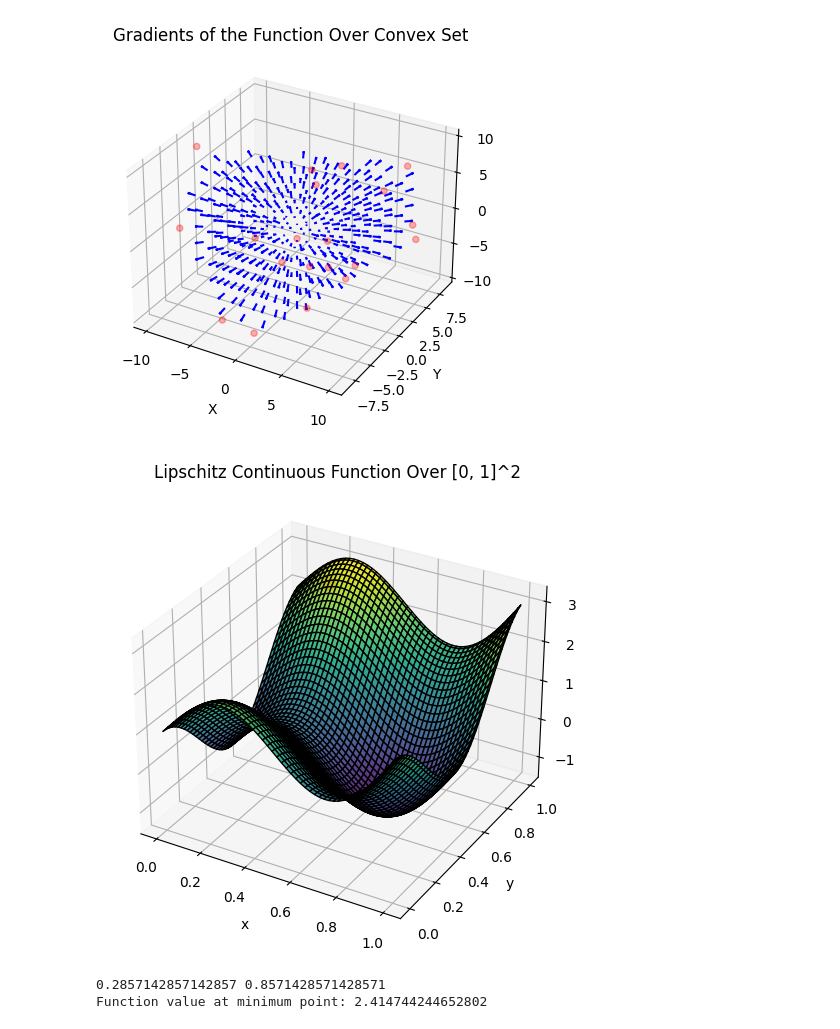
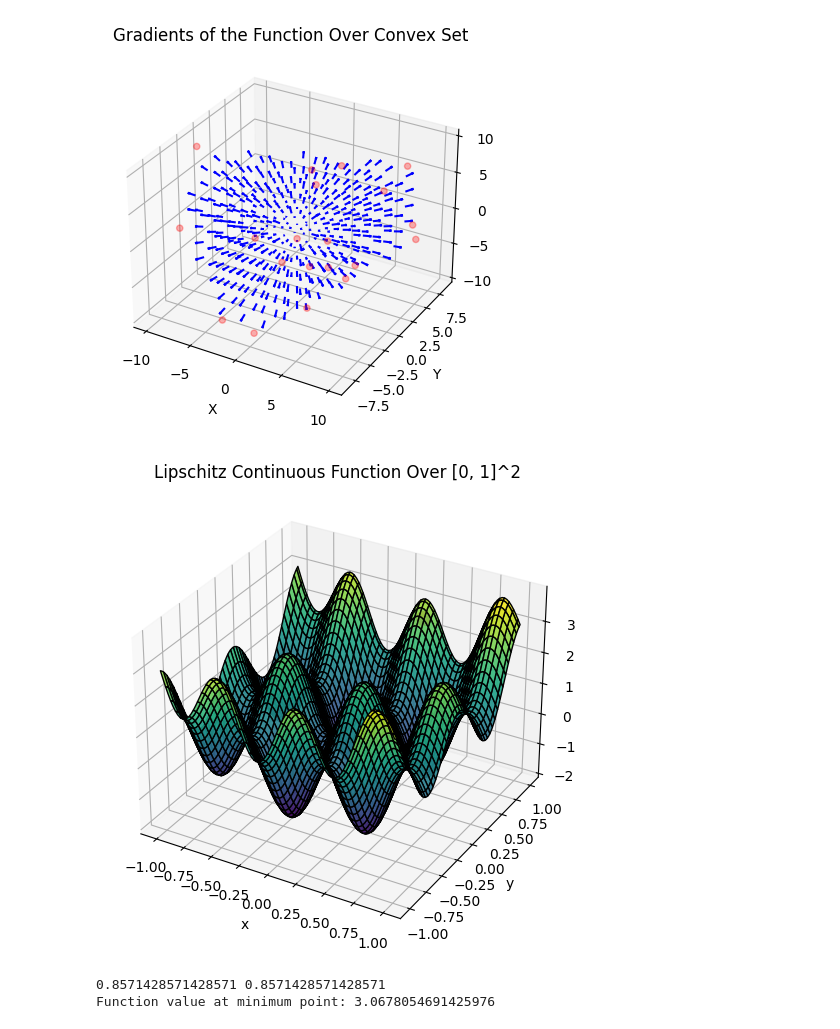
Before and after one commit to devamsshah/AdaGrad, a Jupyter notebook: Trial.ipynb, the cells around one changed output. Drawn from its saved outputs; the diff is of its cells as text; code cells hidden in the pictures.

```diff
--- a/Trial.ipynb
+++ b/Trial.ipynb
@@ -289,7 +289,8 @@ def f(x, y, L=1.0):
     Returns:
         numpy.ndarray: Computed function values at each grid point.
     """
-    return L * (x**2 + y**2 + np.sin(2 * np.pi * x) + np.cos(2 * np.pi * y))
+    # return (x**2 + y**2)
+    return L * (x**2 + y**2 + np.sin(3 * np.pi * x) + np.cos(2 * np.pi * y))
 
 def fp(f, x, y, var='x', h=1e-5):
     """
@@ -304,36 +305,36 @@ def fp(f, x, y, var='x', h=1e-5):
     """
     if var == 'x':
         return (f(x + h, y) - f(x - h, y)) / (2 * h)
     elif var == 'y':
         return (f(x, y + h) - f(x, y - h)) / (2 * h)
     else:
         raise ValueError("Variable must be 'x' or 'y'")
 
 # Create a grid of points for [0, 1]^2
 n_points = 100
-x = np.linspace(0, 1, n_points)
-y = np.linspace(0, 1, n_points)
+x = np.linspace(-1, 1, n_points)
+y = np.linspace(-1, 1, n_points)
 X, Y = np.meshgrid(x, y)
 
 # Compute Z values using the Lipschitz function
 L = 1 # Lipschitz constant
 Z = f(X, Y, L)
 
 # Plot the Lipschitz continuous function
 fig = plt.figure(figsize=(8, 6))
 ax = fig.add_subplot(111, projection='3d')
 ax.plot_surface(X, Y, Z, cmap='viridis', edgecolor='k', alpha=0.9)
 highlight_x = 0.2
 highlight_y = 0.9
 highlight_z = f(np.array([[highlight_x]]), np.array([[highlight_y]]), L)[0, 0]
 ax.scatter(highlight_x, highlight_y, highlight_z, color='red', s=100, label='Highlighted Point')
 ax.set_title("Lipschitz Continuous Function Over [0, 1]^2")
 ax.set_xlabel("x")
 ax.set_ylabel("y")
 ax.set_zlabel("f(x, y)")
 plt.show()
 # %% [output]
-[figure, old version]
+[figure, new version]
 # %%
 # Uniform Gradient Method to minimize a Lipschitz function
 def uniform_gradient_method(L=1.0, p=10):
@@ -359,8 +360,8 @@ min_value, a, b = uniform_gradient_method(L, p)
 print(a, b)
 print(f"Function value at minimum point: {min_value}")
 # %% [output]
-0.2857142857142857 0.8571428571428571
-Function value at minimum point: 2.414744244652802
+0.8571428571428571 0.8571428571428571
+Function value at minimum point: 3.0678054691425976
 # %%
 import numpy as np
 #pg 25 1.2.9
```
Also changed, not shown: parts of 1 cell of this notebook.
